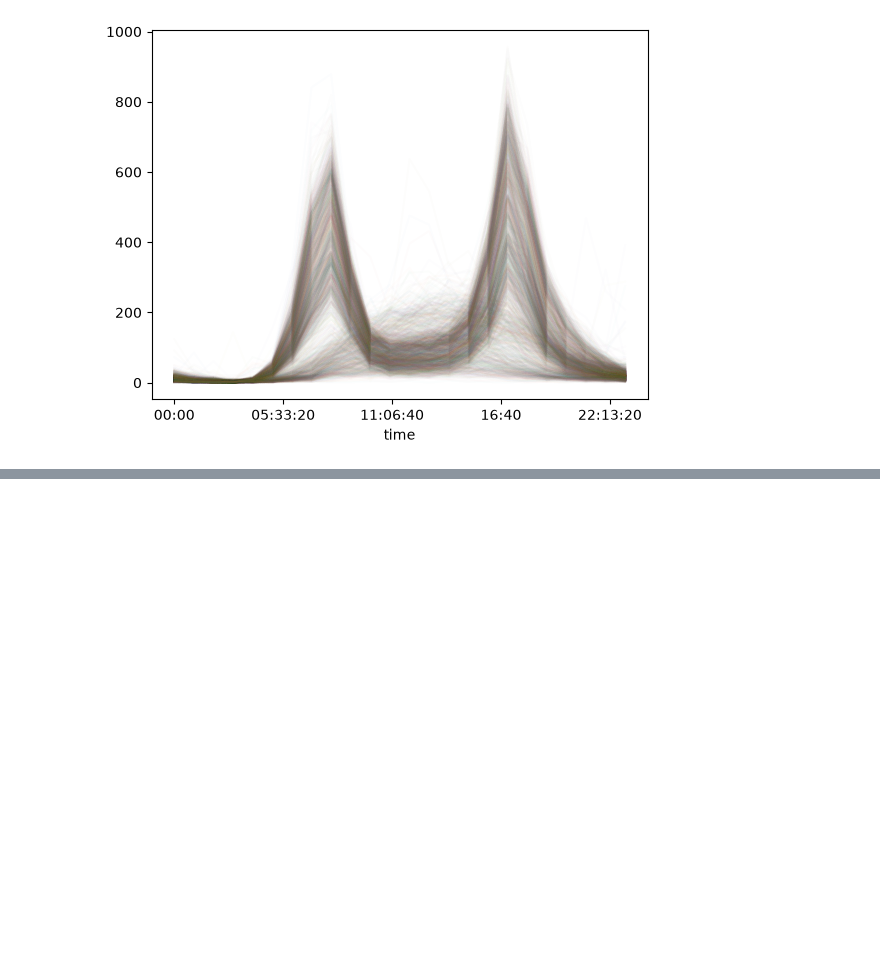
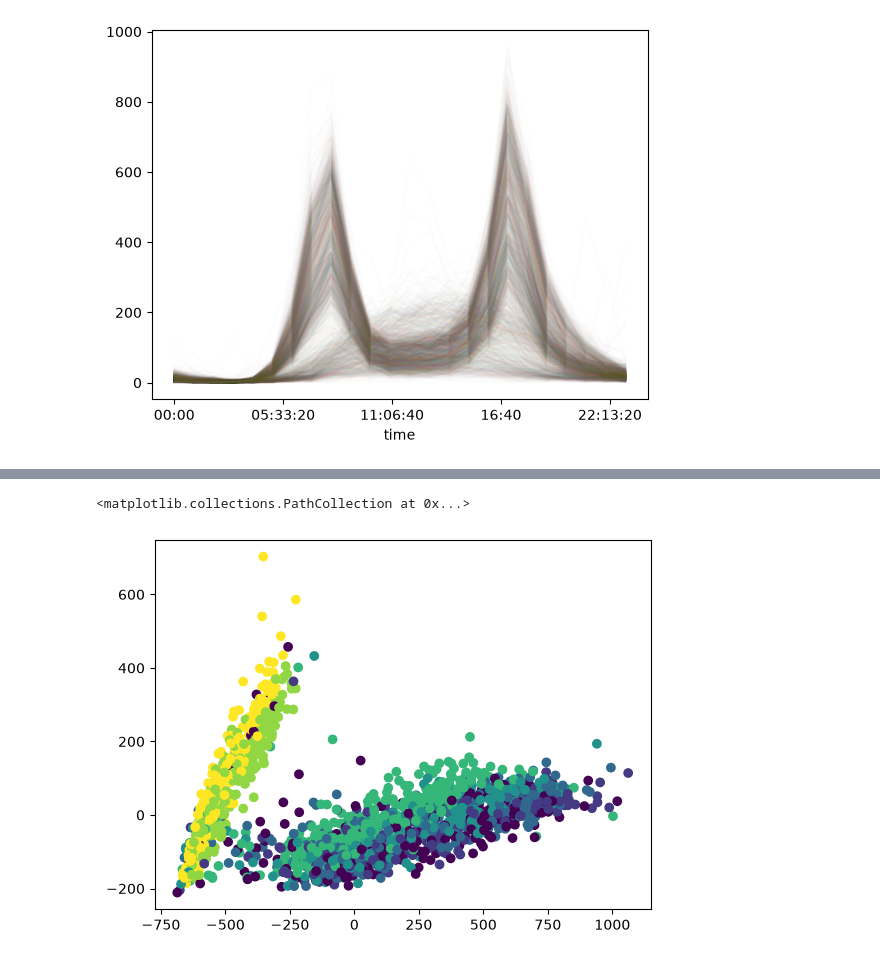
Before and after one commit to elouanhusson/TP_pont_fremont, a Jupyter notebook: tp_pont_fremont.ipynb, the cells around one changed output, grey strips where cells are left out. Cells and saved outputs as stored; diff of their text form; code cells hidden in the pictures; blank space fills up the shorter version.

```diff
--- a/tp_pont_fremont.ipynb
+++ b/tp_pont_fremont.ipynb
@@ -199,0 +199,12 @@ pivoted_1.plot(legend=False)
+# %%
+#Vérifions avec le jour de la semaine
+
+dates=pd.to_datetime(pivoted.columns)
+jours=dates.dayofweek
+plt.scatter(nuage_points[:,0], nuage_points[:,1], c=jours)
+
+#On reprend le nuage de points précédents, et on voit le numéro de la semaine comme une couleur
+#On observe bien que sur des mêmes jours, des "groupes de points types" se profilent
+# %% [output]
+<matplotlib.collections.PathCollection at 0x...>
+[figure, added]
```
Also changed, not shown: parts of 4 cells of this notebook.
